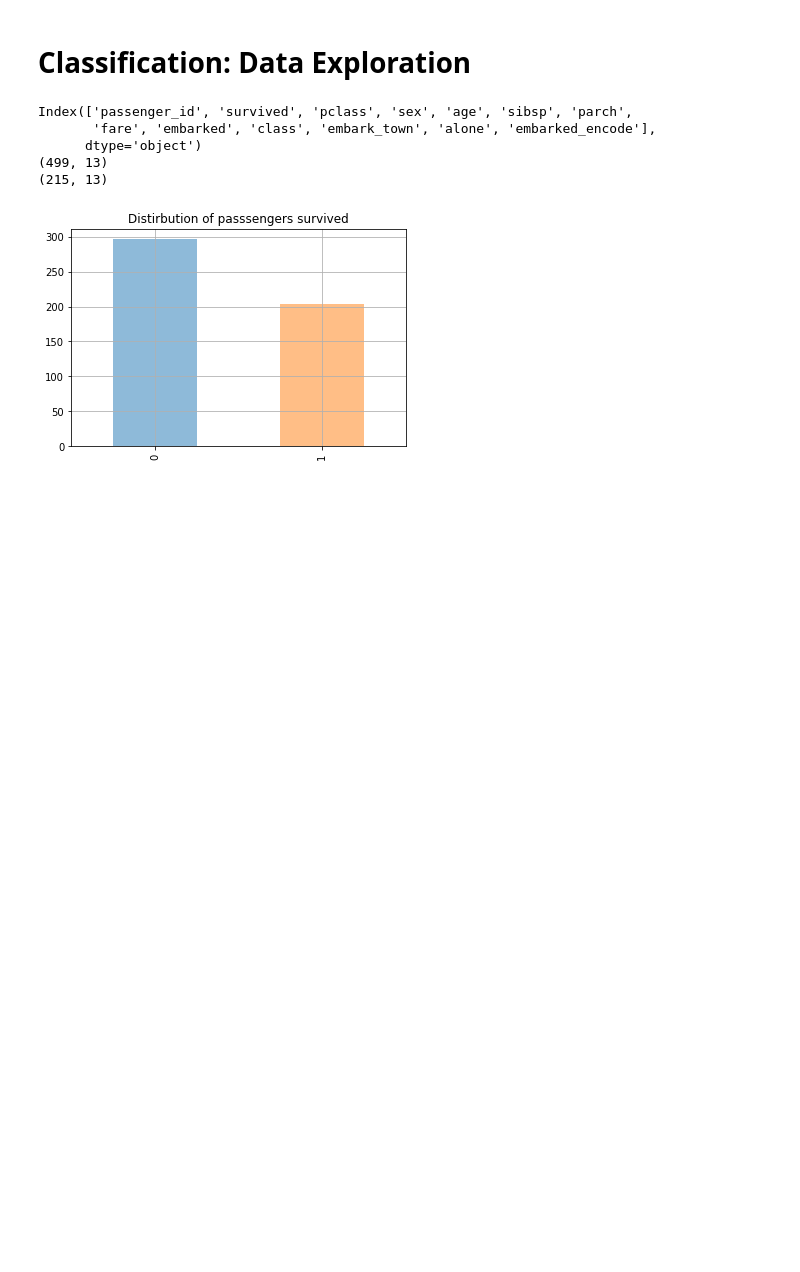
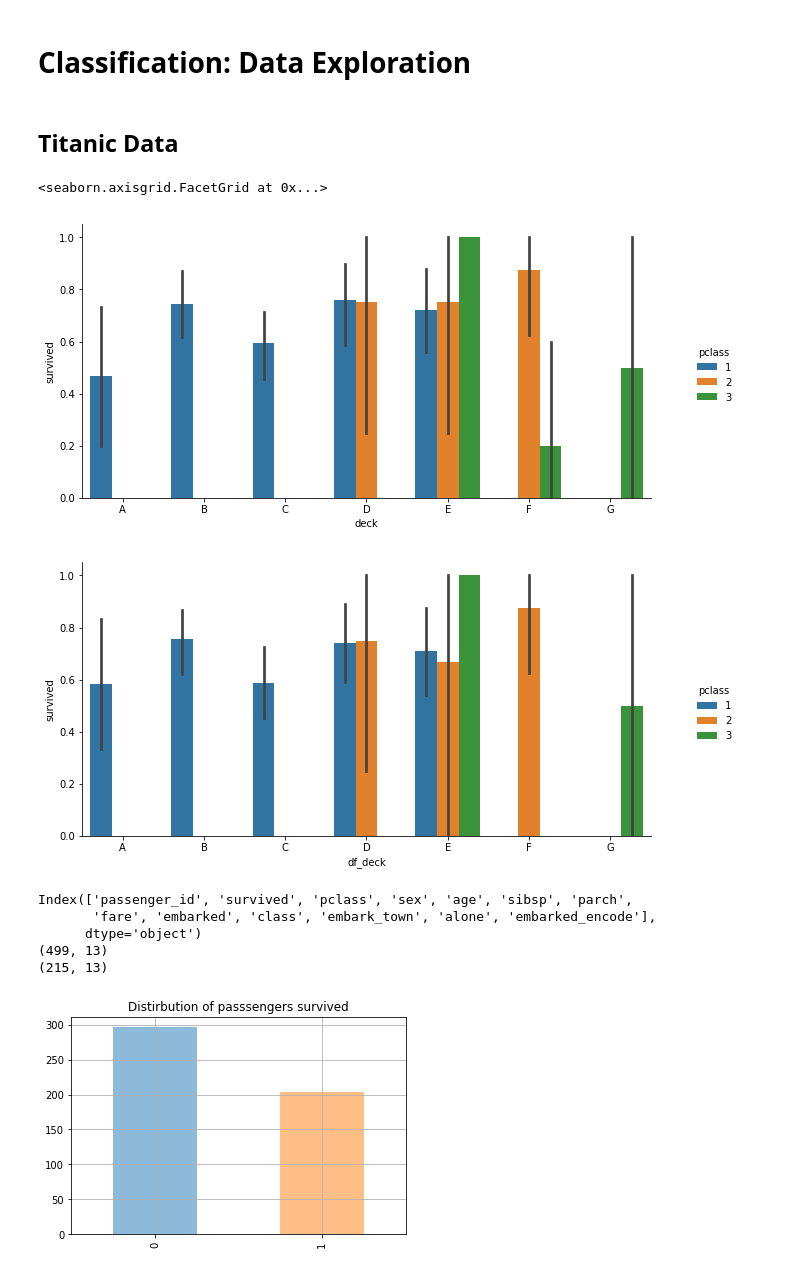
Before and after one commit to escalante-eric/ds-methodologies-exercises, a Jupyter notebook: Classification/explore.ipynb, the cells around one changed output. Saved outputs shown, nothing was run; the diff lists cells and outputs as text; code cells hidden in the pictures; blank space fills up the shorter version.

```diff
--- a/Classification/explore.ipynb
+++ b/Classification/explore.ipynb
@@ -11,6 +12,8 @@ import seaborn as sns
 # ignore warnings
 import warnings
 warnings.filterwarnings("ignore")
+# %% [markdown]
+## Titanic Data
 # %%
 df = acquire.get_titanic_data()
 df = prepare.handle_missing_values(df)
@@ -20,0 +23,11 @@ df = df.drop(columns=['deck'])
+# %%
+g = sns.catplot(x="deck", y="survived", hue="pclass", kind="bar", data=df, order=["A", "B", "C", "D", "E", "F", "G"])
+g1 = sns.catplot(x="deck", y="survived", hue="pclass", kind="bar", data=df_deck,order=["A", "B", "C", "D", "E", "F", "G"])
+
+g.fig.set_size_inches(10.5, 4.5)
+g1.fig.set_size_inches(10.5, 4.5)
+g1.set_axis_labels("df_deck")
+# %% [output]
+<seaborn.axisgrid.FacetGrid at 0x...>
+[figure, added]
+[figure, added]
```
Also changed, not shown: parts of 21 cells of this notebook.
